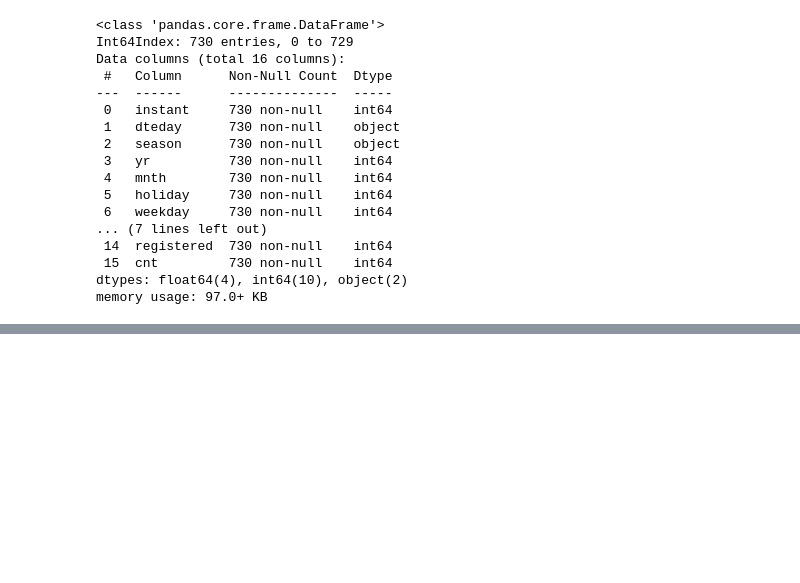
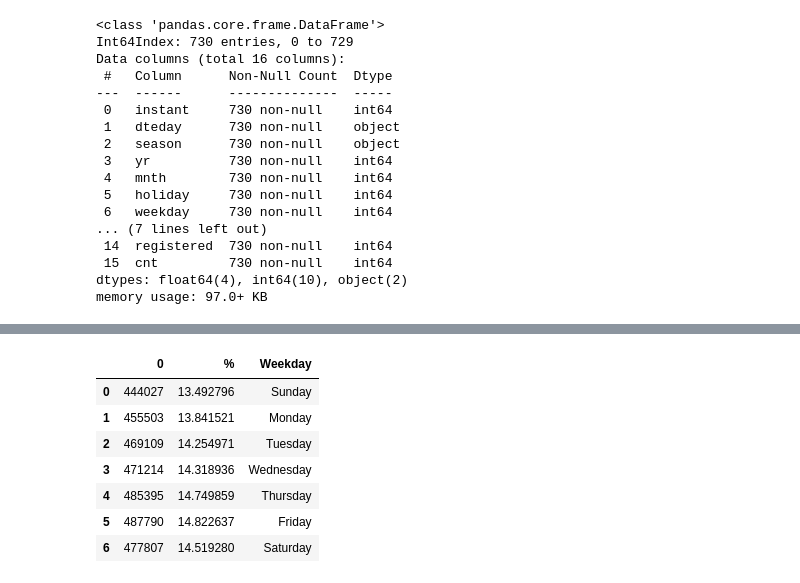
Before and after one commit to Adalab/project-da-promo-A-module-3-team-1, a Jupyter notebook: dataset_lara.ipynb, the cells around one changed output, grey strips where cells are left out. Saved outputs shown, nothing was run; the diff lists cells and outputs as text; code cells hidden in the pictures; blank space fills up the shorter version.

```diff
--- a/dataset_lara.ipynb
+++ b/dataset_lara.ipynb
@@ -60,0 +45,3 @@ Name: cnt, Length: 695, dtype: int64
+# %%
+total = df["cnt"].sum()
+total
@@ -60,0 +76,12 @@ Name: cnt, Length: 695, dtype: int64
+# %%
+semana_cuenta["Weekday"] = ["Sunday", "Monday", "Tuesday","Wednesday", "Thursday", "Friday", "Saturday"]
+semana_cuenta
+# %% [output]
+|  | 0 | % | Weekday |
+| 0 | 444027 | 13.492796 | Sunday |
+| 1 | 455503 | 13.841521 | Monday |
+| 2 | 469109 | 14.254971 | Tuesday |
+| 3 | 471214 | 14.318936 | Wednesday |
+| 4 | 485395 | 14.749859 | Thursday |
+| 5 | 487790 | 14.822637 | Friday |
+| 6 | 477807 | 14.519280 | Saturday |
```
Also changed, not shown: parts of 16 cells of this notebook.
